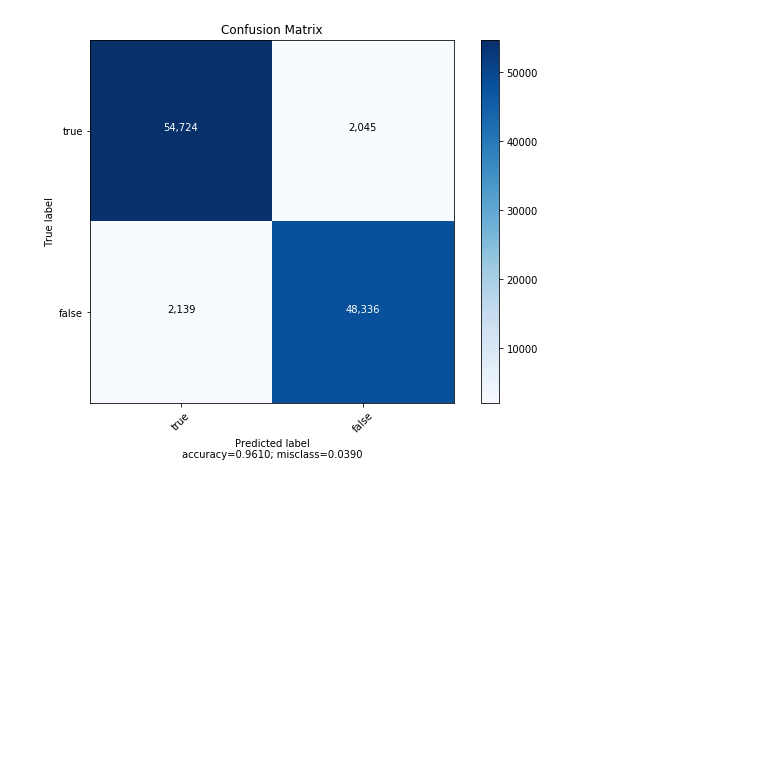
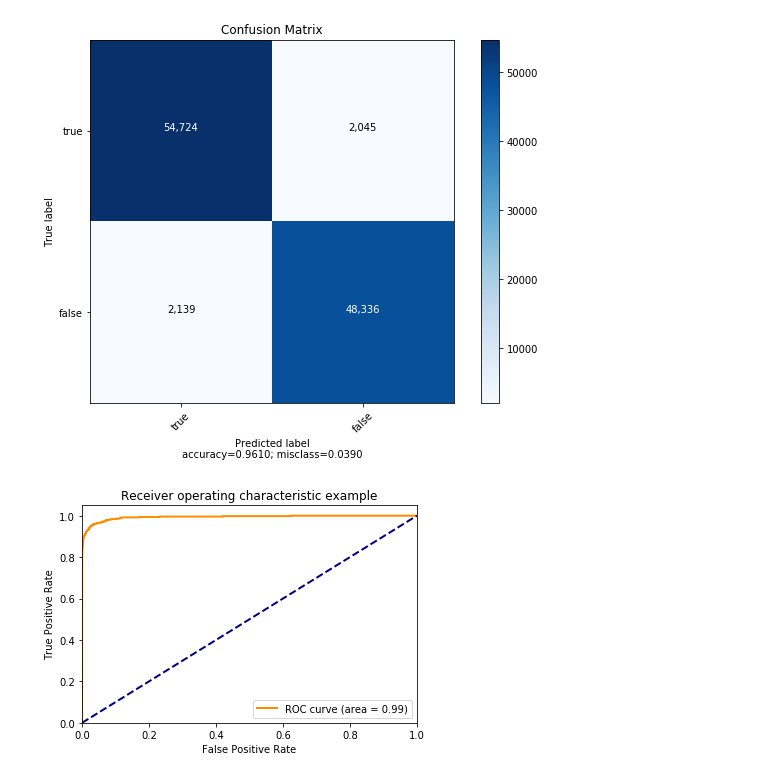
Before and after one commit to JacopoMangiavacchi/AutoEncoderForAnomalyDetection, a Jupyter notebook: auto_encoder_on_credit_card_froud_classification.ipynb, the cells around one changed output. Cells and saved outputs as stored; diff of their text form; code cells hidden in the pictures; blank space fills up the shorter version.

Commit message:
Add confusion matrix and ROC AUC curve

```diff
--- a/auto_encoder_on_credit_card_froud_classification.ipynb
+++ b/auto_encoder_on_credit_card_froud_classification.ipynb
@@ -405,5 +405,5 @@ X = [X_test_numerical]
 for category in range(NUMBER_OF_CATEGORIES):
     X.append(X_test_categorical[X_test_categorical.columns[category]])
 
-Y_pred = model.predict(X)
+Y_probas = model.predict(X)
 # %%
@@ -521,3 +521,27 @@ plot_confusion_matrix(cm,
                       title        = "Confusion Matrix")
 # %% [output]
 [figure]
+# %%
+from sklearn.metrics import roc_curve, auc
+
+# Compute ROC curve and ROC area for each class
+fpr, tpr, _ = roc_curve(Y_test["Class"], Y_probas)
+roc_auc = auc(fpr, tpr)
+
+# Compute micro-average ROC curve and ROC area
+fpr_micro, tpr_micro, _ = roc_curve(Y_test["Class"].ravel(), Y_probas.ravel())
+roc_auc_micro = auc(fpr_micro, tpr_micro)
+# %%
+plt.figure()
+plt.plot(fpr, tpr, color='darkorange',
+         lw=2, label='ROC curve (area = %0.2f)' % roc_auc)
+plt.plot([0, 1], [0, 1], color='navy', lw=2, linestyle='--')
+plt.xlim([0.0, 1.0])
+plt.ylim([0.0, 1.05])
+plt.xlabel('False Positive Rate')
+plt.ylabel('True Positive Rate')
+plt.title('Receiver operating characteristic example')
+plt.legend(loc="lower right")
+plt.show()
+# %% [output]
+[figure, added]
```
Also changed, not shown: parts of 2 cells of this notebook.
